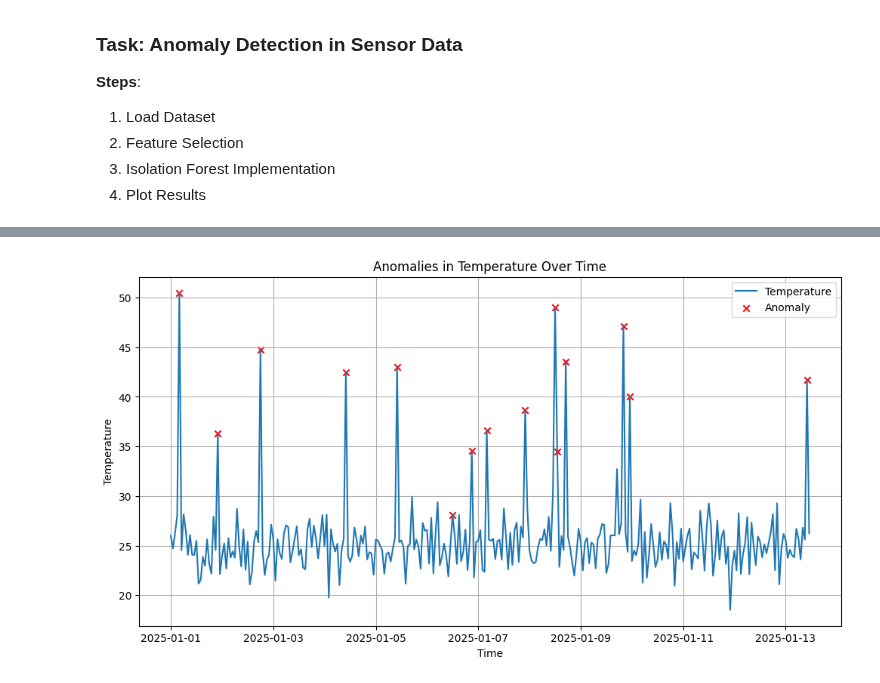
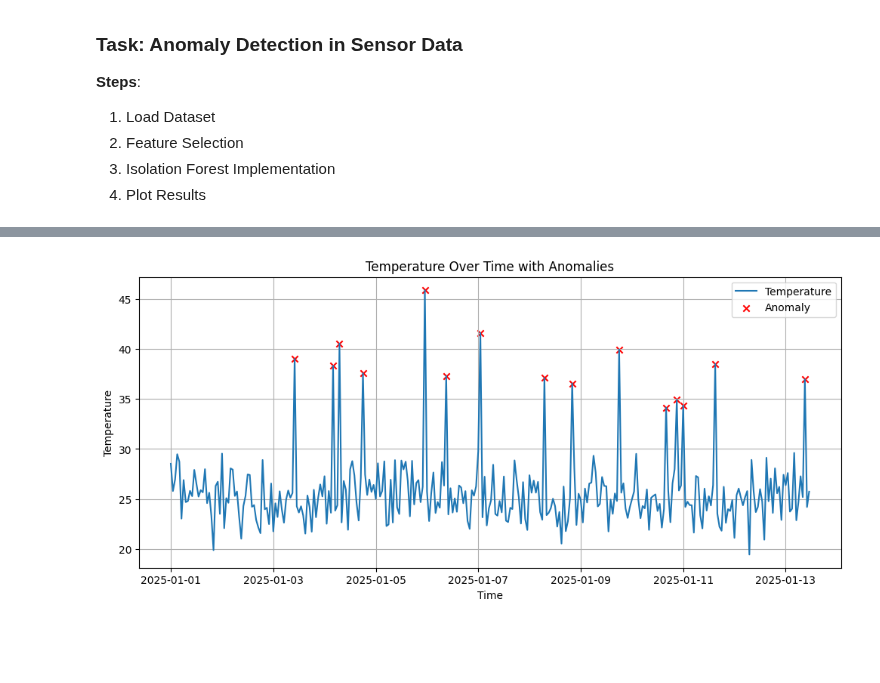
Before and after one commit to Gayathrichandrashekar/AI_DATA_ANALYSIS_, a Jupyter notebook: src/Module 11/Hands-on - AI-Based Data Quality & Real-Time Monitoring/Ques_3.ipynb, the cells around one changed output, grey strips where cells are left out. Saved outputs shown, nothing was run; the diff lists cells and outputs as text; code cells hidden in the pictures; blank space fills up the shorter version.

Commit message:
Add Ques_3.ipynb for Isolation Forest anomaly detection task

```diff
--- a/src/Module 11/Hands-on - AI-Based Data Quality & Real-Time Monitoring/Ques_3.ipynb
+++ b/src/Module 11/Hands-on - AI-Based Data Quality & Real-Time Monitoring/Ques_3.ipynb
@@ -9,76 +9,87 @@
 3. Isolation Forest Implementation
 4. Plot Results
 # %%
+# Isolation Forest Anomaly Detection - Clean Version
+
 import pandas as pd
 import numpy as np
 import matplotlib.pyplot as plt
 from sklearn.ensemble import IsolationForest
 
-# Step 1: Generate and Save Dummy Sensor Data
-np.random.seed(42)
+# ---------------------------
+# 1. Generate synthetic sensor data
+# ---------------------------
+np.random.seed(0)
+n = 300
 
-# Create synthetic time-series sensor data
-n_samples = 300
-timestamps = pd.date_range(start="2025-01-01", periods=n_samples, freq='H')
-
-# Normal data
-temperature = np.random.normal(loc=25, scale=2, size=n_samples)
-humidity = np.random.normal(loc=60, scale=5, size=n_samples)
-vibration = np.random.normal(loc=0.3, scale=0.05, size=n_samples)
+timestamps = pd.date_range(start='2025-01-01', periods=n, freq='H')
+temperature = np.random.normal(25, 2, n)
+humidity = np.random.normal(60, 5, n)
+vibration = np.random.normal(0.3, 0.05, n)
 
 # Inject anomalies
-anomaly_indices = np.random.choice(n_samples, size=15, replace=False)
-temperature[anomaly_indices] += np.random.normal(15, 5, size=15)
-humidity[anomaly_indices] -= np.random.normal(20, 10, size=15)
-vibration[anomaly_indices] += np.random.normal(0.5, 0.1, size=15)
+for i in np.random.choice(n, 15, replace=False):
+    temperature[i] += np.random.uniform(10, 20)
+    humidity[i] -= np.random.uniform(10, 30)
+    vibration[i] += np.random.uniform(0.4, 0.7)
 
-# Create DataFrame
+# Create and save DataFrame
 df = pd.DataFrame({
     'timestamp': timestamps,
     'temperature': temperature,
     'humidity': humidity,
     'vibration': vibration
 })
+df.to_csv("sensor_data.csv", index=False)
 
-# Save to CSV
-df.to_csv("sensor_data.csv", index=False)
-print("Sample data saved as 'sensor_data.csv'.")
+# ---------------------------
+# 2. Load and select features
+# ---------------------------
+df = pd.read_csv("sensor_data.csv")
+X = df[['temperature', 'humidity', 'vibration']]
 
-# Step 2: Feature Selection
-features = ['temperature', 'humidity', 'vibration']
-X = df[features]
+# ---------------------------
+# 3. Apply Isolation Forest
+# ---------------------------
+model = IsolationForest(n_estimators=100, contamination=0.05, random_state=0)
+df['anomaly'] = model.fit_predict(X)
 
-# Step 3: Isolation Forest Implementation
-iso_forest = IsolationForest(n_estimators=100, contamination=0.05, random_state=42)
-iso_forest.fit(X)
-df['anomaly'] = iso_forest.predict(X)
+# ---------------------------
+# 4. Plot results
+# ---------------------------
 
-# Step 4A: Scatter Plot (2D)
+# A. 2D Scatter Plot (Temperature vs Humidity)
 plt.figure(figsize=(10, 6))
-normal = df[df['anomaly'] == 1]
-anomaly = df[df['anomaly'] == -1]
-
-plt.scatter(normal['temperature'], normal['humidity'], c='blue', label='Normal', alpha=0.6)
-plt.scatter(anomaly['temperature'], anomaly['humidity'], c='red', label='Anomaly', alpha=0.8)
-plt.xlabel('Temperature')
-plt.ylabel('Humidity')
-plt.title('Isolation Forest Anomaly Detection (2D View)')
+plt.scatter(df[df['anomaly'] == 1]['temperature'],
+            df[df['anomaly'] == 1]['humidity'],
+            color='green', label='Normal')
+plt.scatter(df[df['anomaly'] == -1]['temperature'],
+            df[df['anomaly'] == -1]['humidity'],
+            color='red', label='Anomaly')
+plt.title("Temperature vs Humidity (Anomaly Detection)")
+plt.xlabel("Temperature")
+plt.ylabel("Humidity")
 plt.legend()
 plt.grid(True)
 plt.show()
 
-# Step 4B: Time Series Plot
+# B. Time series plot (optional)
 df['timestamp'] = pd.to_datetime(df['timestamp'])
-
-plt.figure(figsize=(12, 6))
+plt.figure(figsize=(12, 5))
 plt.plot(df['timestamp'], df['temperature'], label='Temperature')
 plt.scatter(df[df['anomaly'] == -1]['timestamp'],
             df[df['anomaly'] == -1]['temperature'],
-            color='red', label='Anomaly', marker='x')
-plt.xlabel('Time')
-plt.ylabel('Temperature')
-plt.title('Anomalies in Temperature Over Time')
+            color='red', marker='x', label='Anomaly')
+plt.title("Temperature Over Time with Anomalies")
+plt.xlabel("Time")
+plt.ylabel("Temperature")
 plt.legend()
 plt.grid(True)
 plt.show()
+
+# ---------------------------
+# Final confirmation
+# ---------------------------
+print("✅ Anomaly detection complete.")
+print("Number of anomalies found:", (df['anomaly'] == -1).sum())
 # %% [output]
@@ -87 +97 @@ Sample data saved as 'sensor_data.csv'.
-[figure, old version]
+[figure, new version]
```
Also changed, not shown: parts of 1 cell of this notebook.
